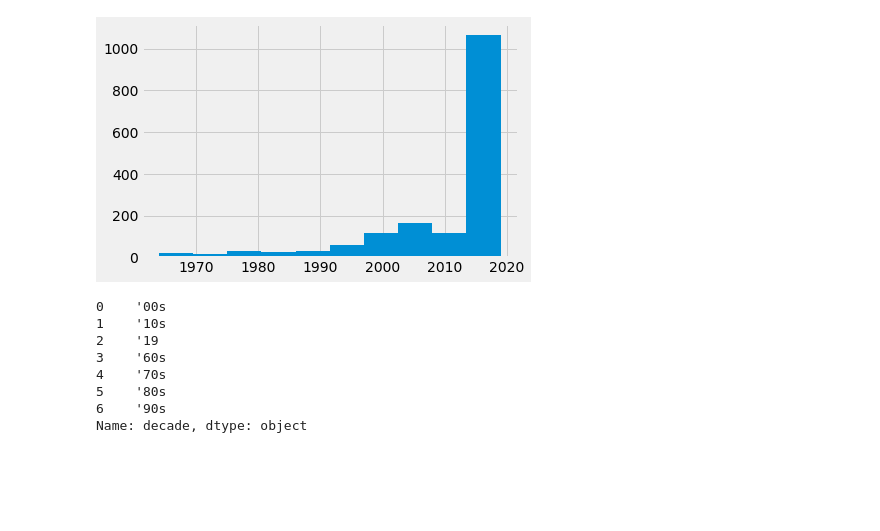
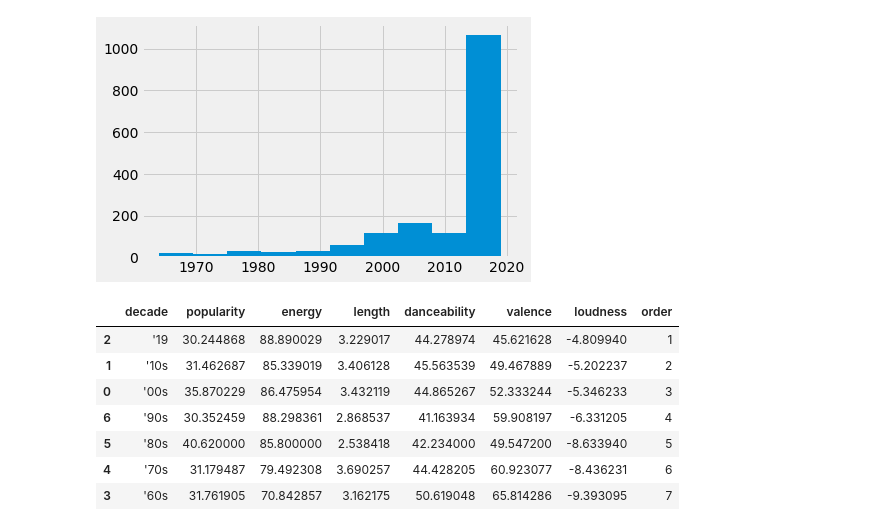
Before and after one commit to sawyerclick/punk, a Jupyter notebook: src/data/punk is less angry.ipynb, the cells around one changed output. Drawn from its saved outputs; the diff is of its cells as text; code cells hidden in the pictures; blank space fills up the shorter version.

```diff
--- a/src/data/punk is less angry.ipynb
+++ b/src/data/punk is less angry.ipynb
@@ -183,0 +187,20 @@ political_df.song_release_date.value_counts().sort_index().plot(title='Songs in
+# %%
+decade_energy_df = pd.DataFrame(df.groupby('order').energy.mean().reset_index())
+
+def get_decade(x):
+    if x == 1:
+        return "'19"
+    elif x == 2:
+        return "'10s"
+    elif x == 3:
+        return "'00s"
+    elif x == 4:
+        return "'90s"
+    elif x == 5:
+        return "'80s"
+    elif x == 6:
+        return "'70s"
+    elif x == 7:
+        return "'60s"
+decade_energy_df['decade'] = decade_energy_df.order.apply(lambda x: get_decade(x))
+decade_energy_df.to_csv('decades_energy.csv', columns=['decade', 'energy'], index=False)
@@ -276,24 +272,42 @@ df.dropna(subset=['energy','valence','song_popularity','danceability']).to_csv('
 df_features = {}
 
 df_features['decade'] = pd.DataFrame(df.groupby('decade').danceability.mean().reset_index()).decade
-
 df_features['popularity'] = pd.DataFrame(df.groupby('decade').song_popularity.mean().reset_index()).song_popularity
 df_features['energy'] = pd.DataFrame(df.groupby('decade').energy.mean().reset_index()).energy
 df_features['length'] = pd.DataFrame(df.groupby('decade').duration_ms.mean().reset_index()).duration_ms / 60000
 df_features['danceability'] = pd.DataFrame(df.groupby('decade').danceability.mean().reset_index()).danceability
 df_features['valence'] = pd.DataFrame(df.groupby('decade').valence.mean().reset_index()).valence
 df_features['loudness'] = pd.DataFrame(df.groupby('decade').loudness.mean().reset_index()).loudness
+df_features = pd.DataFrame(df_features)
 
+def get_decade(x):
+    if x == "'19":
+        return 1
+    elif x == "'10s":
+        return 2
+    elif x == "'00s":
+        return 3
+    elif x == "'90s":
+        return 4
+    elif x == "'80s":
+        return 5
+    elif x == "'70s":
+        return 6
+    elif x == "'60s":
+        return 7
 
-df_features = pd.DataFrame(df_features)
+df_features['order'] = df_features.decade.apply(lambda x: get_decade(x))
+df_features = df_features.sort_values('order')
+
+df_features.to_csv('song_features.csv', index=False)
-# %%
-pd.DataFrame(df.groupby('decade').danceability.mean().reset_index()).decade
-# %% [output]
-0    '00s
-1    '10s
-2    '19
-3    '60s
-4    '70s
-5    '80s
-6    '90s
-Name: decade, dtype: object
+# %%
+df_features
+# %% [output]
+|  | decade | popularity | energy | length | danceability | valence | loudness | order |
+| 2 | '19 | 30.244868 | 88.890029 | 3.229017 | 44.278974 | 45.621628 | -4.809940 | 1 |
+| 1 | '10s | 31.462687 | 85.339019 | 3.406128 | 45.563539 | 49.467889 | -5.202237 | 2 |
+| 0 | '00s | 35.870229 | 86.475954 | 3.432119 | 44.865267 | 52.333244 | -5.346233 | 3 |
+| 6 | '90s | 30.352459 | 88.298361 | 2.868537 | 41.163934 | 59.908197 | -6.331205 | 4 |
+| 5 | '80s | 40.620000 | 85.800000 | 2.538418 | 42.234000 | 49.547200 | -8.633940 | 5 |
+| 4 | '70s | 31.179487 | 79.492308 | 3.690257 | 44.428205 | 60.923077 | -8.436231 | 6 |
+| 3 | '60s | 31.761905 | 70.842857 | 3.162175 | 50.619048 | 65.814286 | -9.393095 | 7 |
```
Also changed, not shown: parts of 9 cells of this notebook, 33 other files.
